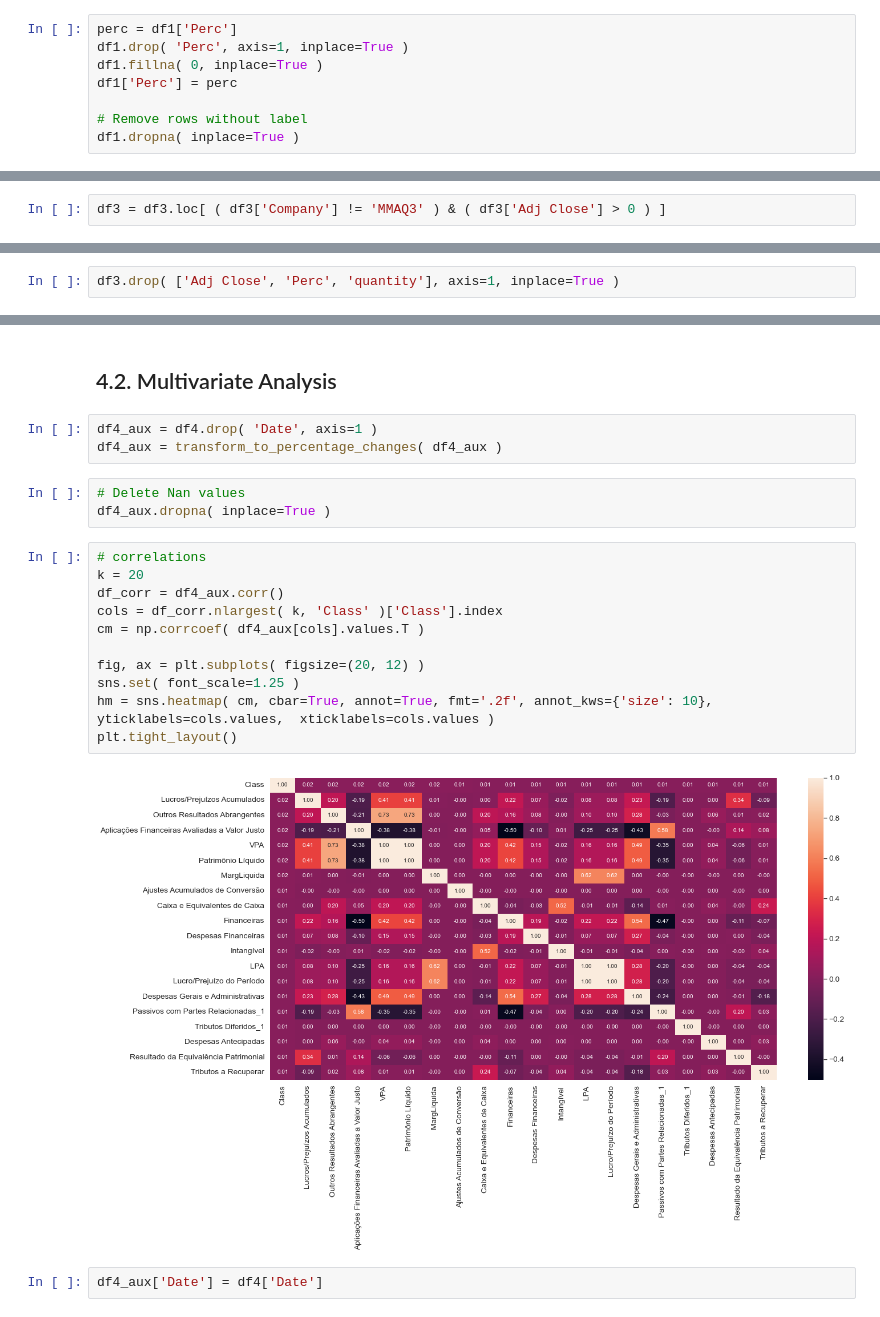
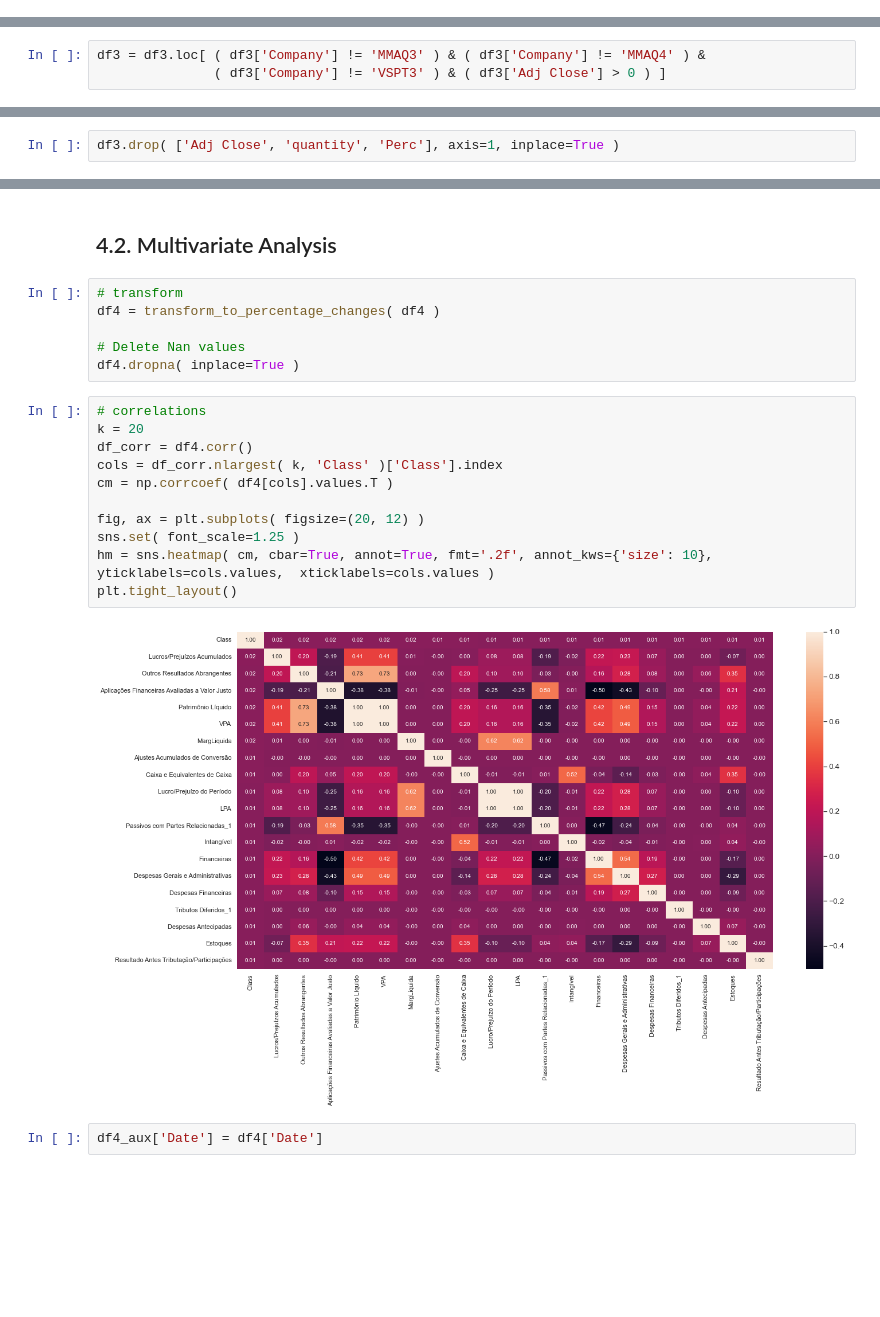
Before and after one commit to endhel/InvestBot, a Jupyter notebook: InvestBot.ipynb, the cells around one changed output, grey strips where cells are left out. Saved outputs shown, nothing was run; the diff lists cells and outputs as text; blank space fills up the shorter version.

```diff
--- a/InvestBot.ipynb
+++ b/InvestBot.ipynb
@@ -548,8 +537,0 @@ dtype: int64
-# %%
-perc = df1['Perc']
-df1.drop( 'Perc', axis=1, inplace=True )
-df1.fillna( 0, inplace=True )
-df1['Perc'] = perc
-
-# Remove rows without label
-df1.dropna( inplace=True )
@@ -710,7 +694,8 @@ In this section, we'll filter out the rows and columns that are not needed or th
 
 As previously stated, here we will filter the lines of company **MMAQ3**, which have abnormal values. Also, we will also remove the lines that have the negative quotes, after all, it makes no sense for a quote to have a price lower than 0, right
 # %%
-df3 = df3.loc[ ( df3['Company'] != 'MMAQ3' ) & ( df3['Adj Close'] > 0 ) ]
+df3 = df3.loc[ ( df3['Company'] != 'MMAQ3' ) & ( df3['Company'] != 'MMAQ4' ) &
+               ( df3['Company'] != 'VSPT3' ) & ( df3['Adj Close'] > 0 ) ]
 # %% [markdown]
 ## 3.2. Filtering Columns
 
@@ -720,7 +705,7 @@ Now, we are going to delete some columns that are no longer needed. These will b
 
 **2.** quantity - the quantity of papers was useful to create other features, however, it will not be necessary to create the model.
 # %%
-df3.drop( ['Adj Close', 'Perc', 'quantity'], axis=1, inplace=True )
+df3.drop( ['Adj Close', 'quantity', 'Perc'], axis=1, inplace=True )
 # %% [markdown]
 # 4.0.Exploratory Data Analysis
 # %%
@@ -744,24 +729,24 @@ Name: Class, dtype: object
 # %% [markdown]
 ## 4.2. Multivariate Analysis
-# %%
-df4_aux = df4.drop( 'Date', axis=1 )
-df4_aux = transform_to_percentage_changes( df4_aux )
 # %%
+# transform
+df4 = transform_to_percentage_changes( df4 )
+
 # Delete Nan values
-df4_aux.dropna( inplace=True )
+df4.dropna( inplace=True )
 # %%
 # correlations
 k = 20
-df_corr = df4_aux.corr()
+df_corr = df4.corr()
 cols = df_corr.nlargest( k, 'Class' )['Class'].index
-cm = np.corrcoef( df4_aux[cols].values.T )
+cm = np.corrcoef( df4[cols].values.T )
 
 fig, ax = plt.subplots( figsize=(20, 12) )
 sns.set( font_scale=1.25 )
 hm = sns.heatmap( cm, cbar=True, annot=True, fmt='.2f', annot_kws={'size': 10}, yticklabels=cols.values,  xticklabels=cols.values )
 plt.tight_layout()
 # %% [output]
-[figure, old version]
+[figure, new version]
 # %%
 df4_aux['Date'] = df4['Date']
 # %% [markdown]
```
Also changed, not shown: parts of 52 cells of this notebook.
